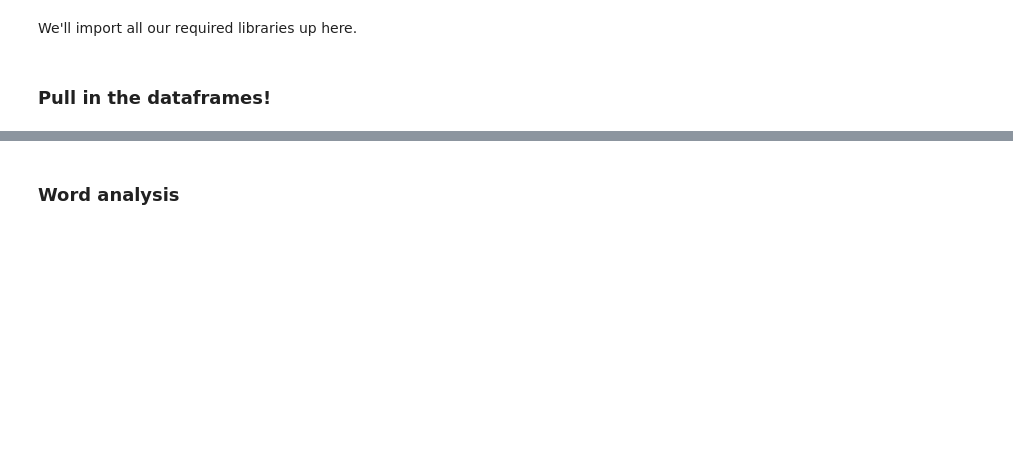
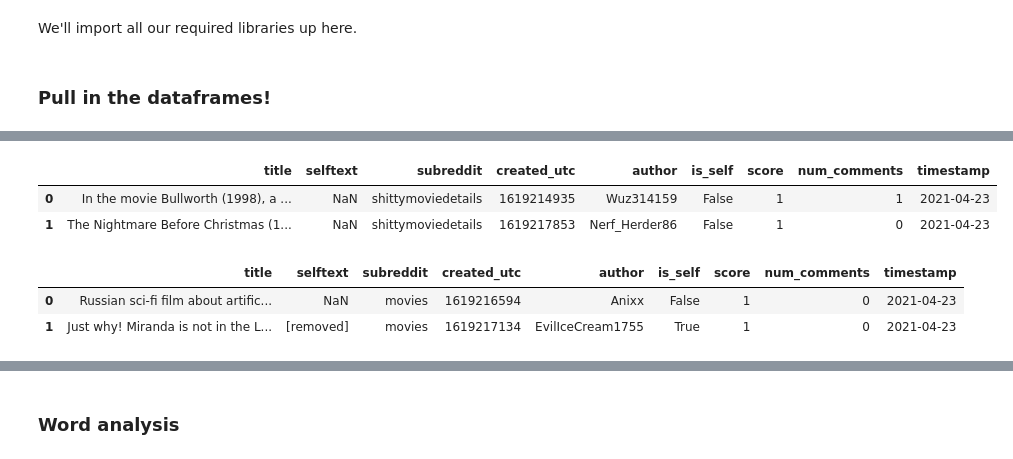
Before and after one commit to cotica/reddit_classifier, a Jupyter notebook: code/Project-3-Scraping-Subreddits-EDA.ipynb, the cells around one changed output, grey strips where cells are left out. Drawn from its saved outputs; the diff is of its cells as text; code cells hidden in the pictures; blank space fills up the shorter version.

```diff
--- a/code/Project-3-Scraping-Subreddits-EDA.ipynb
+++ b/code/Project-3-Scraping-Subreddits-EDA.ipynb
@@ -48,0 +71,12 @@ Let's look at basic stats about our data.
+# %%
+bad_deets2.head(2)
+# %% [output]
+|  | title | selftext | subreddit | created_utc | author | is_self | score | num_comments | timestamp |
+| 0 | In the movie Bullworth (1998), a ... | NaN | shittymoviedetails | 1619214935 | Wuz314159 | False | 1 | 1 | 2021-04-23 |
+| 1 | The Nightmare Before Christmas (1... | NaN | shittymoviedetails | 1619217853 | Nerf_Herder86 | False | 1 | 0 | 2021-04-23 |
+# %%
+all_movies.head(2)
+# %% [output]
+|  | title | selftext | subreddit | created_utc | author | is_self | score | num_comments | timestamp |
+| 0 | Russian sci-fi film about artific... | NaN | movies | 1619216594 | Anixx | False | 1 | 0 | 2021-04-23 |
+| 1 | Just why! Miranda is not in the L... | [removed] | movies | 1619217134 | EvilIceCream1755 | True | 1 | 0 | 2021-04-23 |
```
Also changed, not shown: parts of 32 cells of this notebook.
